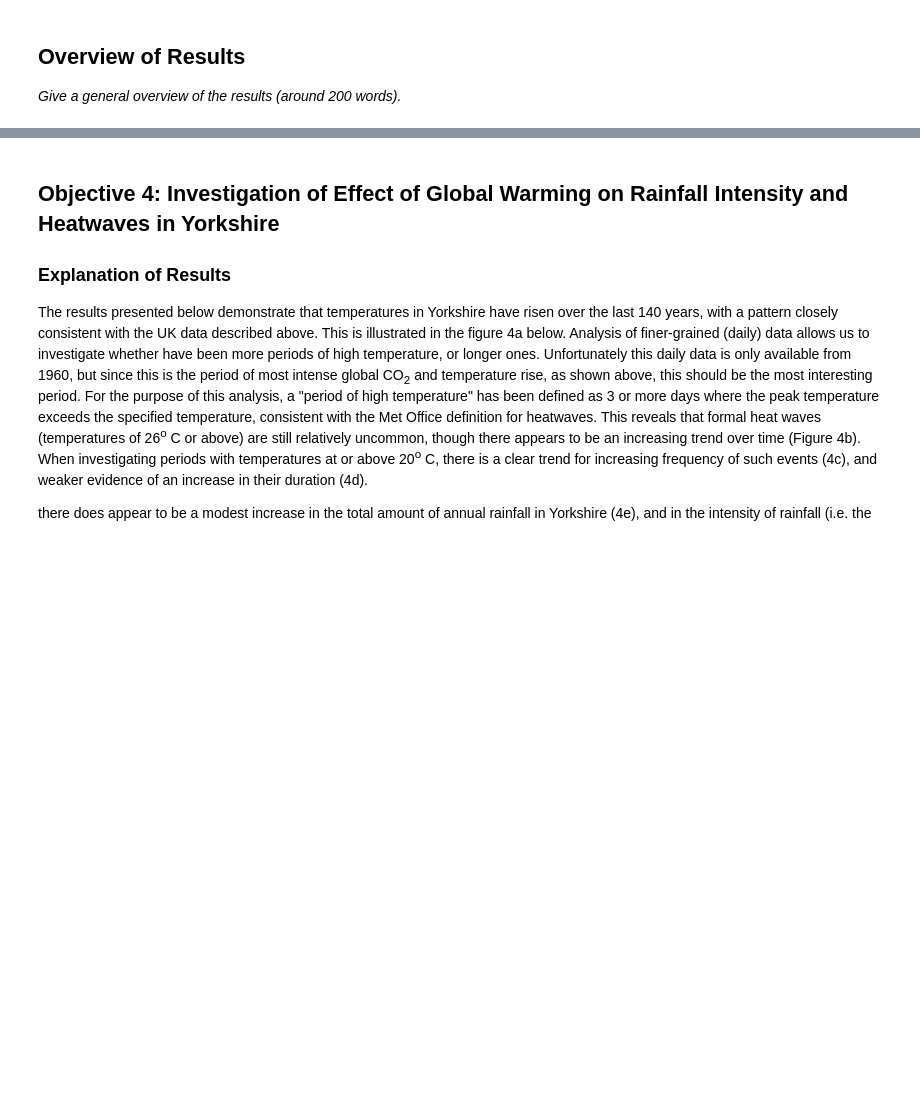
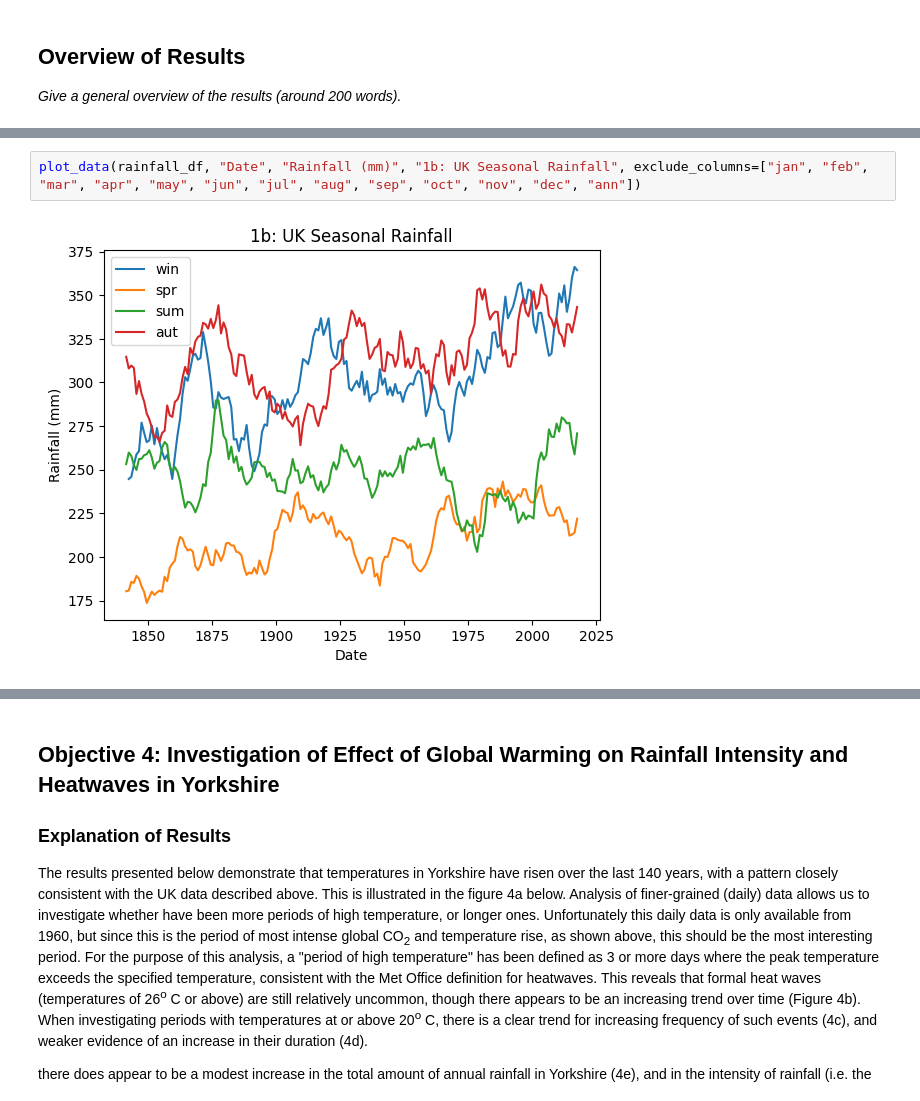
Before and after one commit to omariosc/comp5712-p4ds-group-project, a Jupyter notebook: A3_Data_Analysis_Project.ipynb, the cells around one changed output, grey strips where cells are left out. Saved outputs shown, nothing was run; the diff lists cells and outputs as text; blank space fills up the shorter version.

```diff
--- a/A3_Data_Analysis_Project.ipynb
+++ b/A3_Data_Analysis_Project.ipynb
@@ -1249,0 +1526,4 @@ is dramatically illustrated._
+# %%
+plot_data(rainfall_df, "Date", "Rainfall (mm)", "1b: UK Seasonal Rainfall", exclude_columns=["jan", "feb", "mar", "apr", "may", "jun", "jul", "aug", "sep", "oct", "nov", "dec", "ann"])
+# %% [output]
+[figure, added]
```
Also changed, not shown: parts of 112 cells of this notebook.
